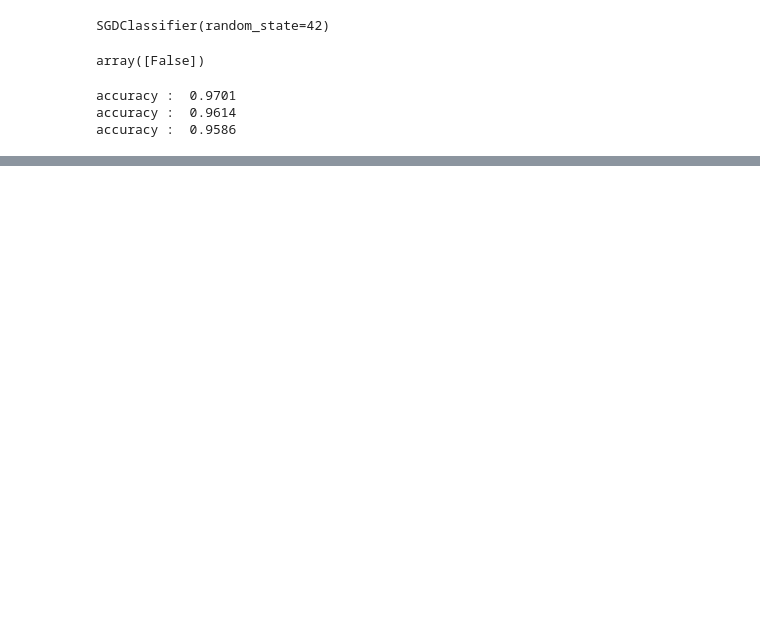
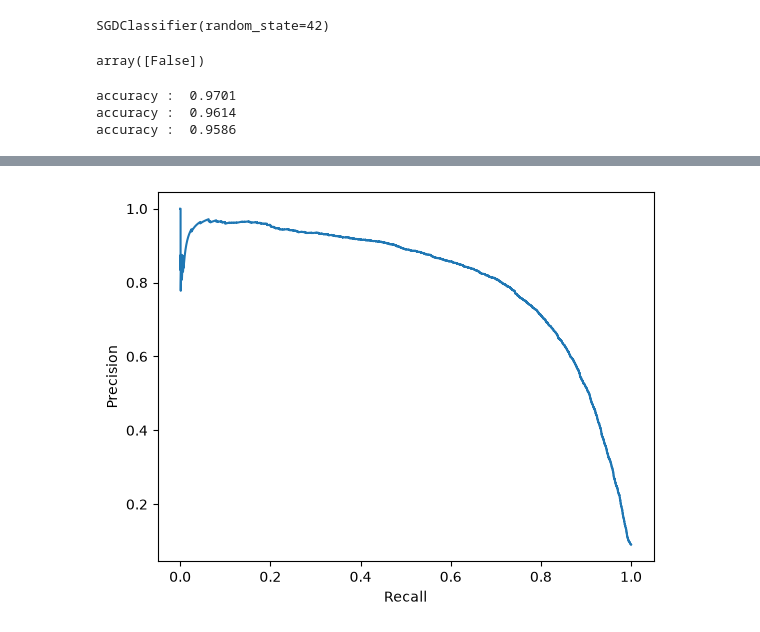
Before and after one commit to dharmik-o/Hands-On-ML, a Jupyter notebook: MNIST.ipynb, the cells around one changed output, grey strips where cells are left out. Drawn from its saved outputs; the diff is of its cells as text; code cells hidden in the pictures; blank space fills up the shorter version.

```diff
--- a/MNIST.ipynb
+++ b/MNIST.ipynb
@@ -76,0 +155,7 @@ scores
+# %%
+plt.plot(recall,precision)
+plt.xlabel("Recall")
+plt.ylabel("Precision")
+plt.show()
+# %% [output]
+[figure, added]
```
Also changed, not shown: parts of 49 cells of this notebook.
